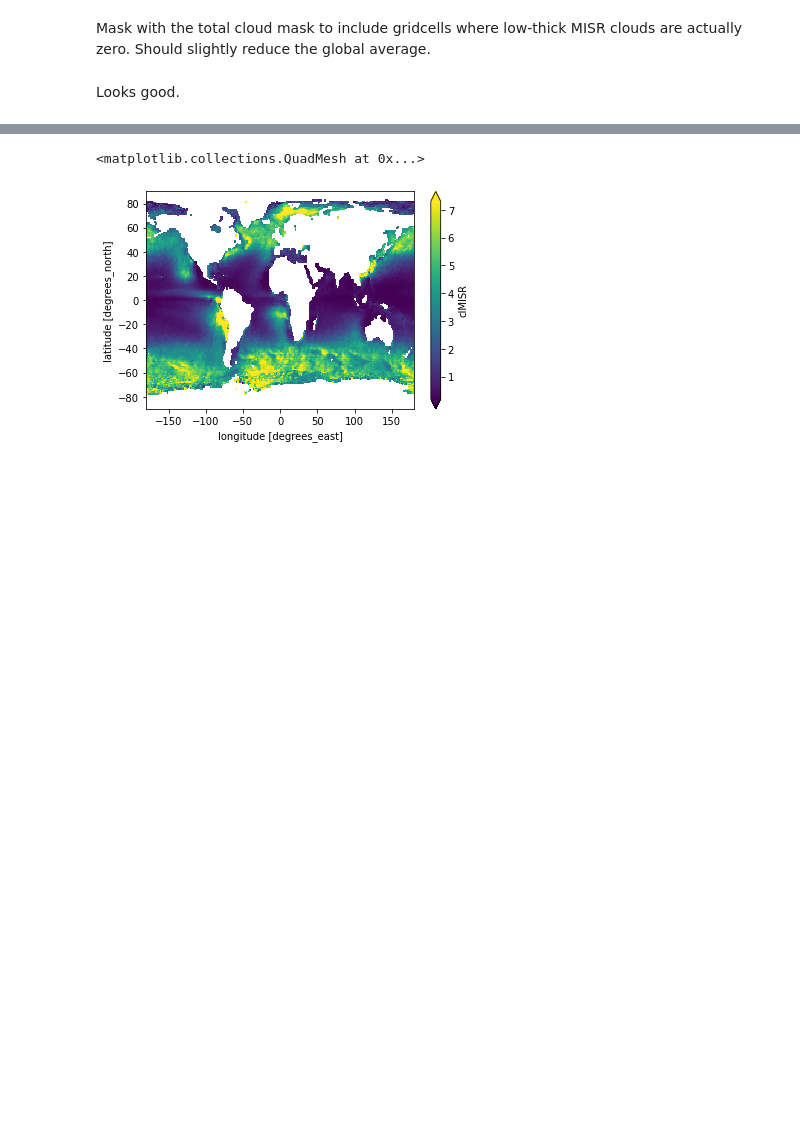
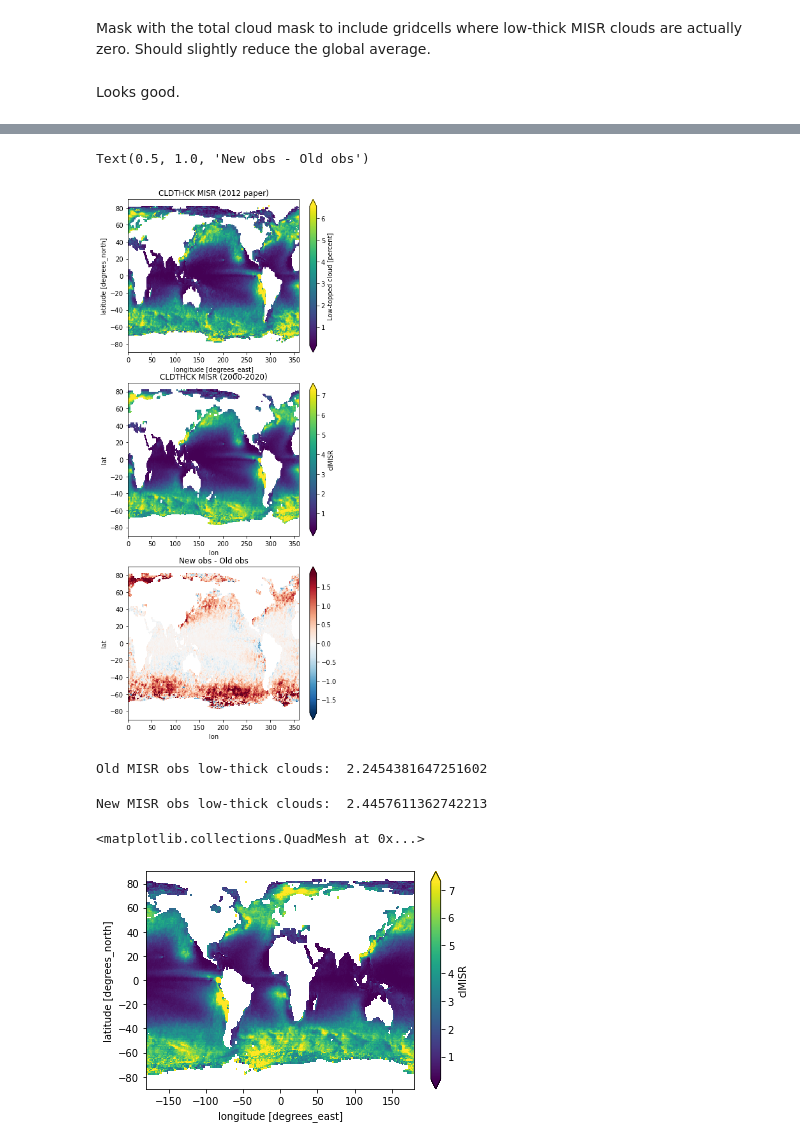
Before and after one commit to jshaw35/CESM2_analysis, a Jupyter notebook: CESM2_COSP/misr_proc.ipynb, the cells around one changed output, grey strips where cells are left out. Drawn from its saved outputs; the diff is of its cells as text; code cells hidden in the pictures; blank space fills up the shorter version.

```diff
--- a/CESM2_COSP/misr_proc.ipynb
+++ b/CESM2_COSP/misr_proc.ipynb
@@ -238,6 +234,12 @@ misr_all_clthick = misr_all['clMISR'][:,6:,1:7].sum(['cth','tau'])
 # %% [markdown]
 Mask with the total cloud mask to include gridcells where low-thick MISR clouds are actually zero. Should slightly reduce the global average.
 # %%
-misr_all_clthick_msk = misr_all_clthick.where(misr_all['samplesMISR']>5) # need different order for this to work normally in the notebook
+misr_all_clthick_msk = misr_all_clthick.where(misr_all['samplesMISR']>300) # need different order for this to work normally in the notebook
+# %%
+# Put longitude on the range [0,360] and sort so there aren't plotting issues.
+
+misr_all_clthick_msk['lon'] = (misr_all_clthick_msk['lon']+360) % 360
+
+misr_all_clthick_msk = misr_all_clthick_msk.sortby('lon')
 # %% [markdown]
 Looks good.
@@ -267,2 +277,22 @@ Attributes:
 # %%
 misr_all_clthick_msk_tavg.to_netcdf('/glade/u/home/jonahshaw/w/archive/taylor_files/2021_obs/MISR_CLDTHCK_200003_202005.nc')
+# %%
+oldmisr_path = '/glade/u/home/jonahshaw/w/archive/taylor_files/2012_obs/MISR.CLDLOW_THICK_MISR.nc'
+
+oldmisr_thck = xr.open_dataset(oldmisr_path)['CLDLOW_THICK_MISR']
+# %%
+new_like_old = misr_all_clthick_msk_tavg.interp_like(oldmisr_thck)
+# %%
+fig,axs = plt.subplots(3,1,figsize=(6,15))
+
+oldmisr_thck.plot(ax=axs[0],robust=True)
+axs[0].set_title('CLDTHCK MISR (2012 paper)')
+
+new_like_old.plot(ax=axs[1],robust=True)
+axs[1].set_title('CLDTHCK MISR (2000-2020)')
+
+(new_like_old - oldmisr_thck).plot(ax=axs[2],robust=True)
+axs[2].set_title('New obs - Old obs')
+# %% [output]
+Text(0.5, 1.0, 'New obs - Old obs')
+[figure, added]
@@ -269,3 +305,9 @@ misr_all_clthick_msk_tavg.to_netcdf('/glade/u/home/jonahshaw/w/archive/taylor_fi
+# %%
+print('Old MISR obs low-thick clouds: ', cldthck_old_avg.values)
+print('New MISR obs low-thick clouds: ', cldthck_new_avg.values)
+# %% [output]
+Old MISR obs low-thick clouds:  2.2454381647251602
+New MISR obs low-thick clouds:  2.4457611362742213
 # %%
 test1 = add_weights(misr_all_clthick_msk)
 # %%
```
Also changed, not shown: parts of 23 cells of this notebook, 3 other files.
